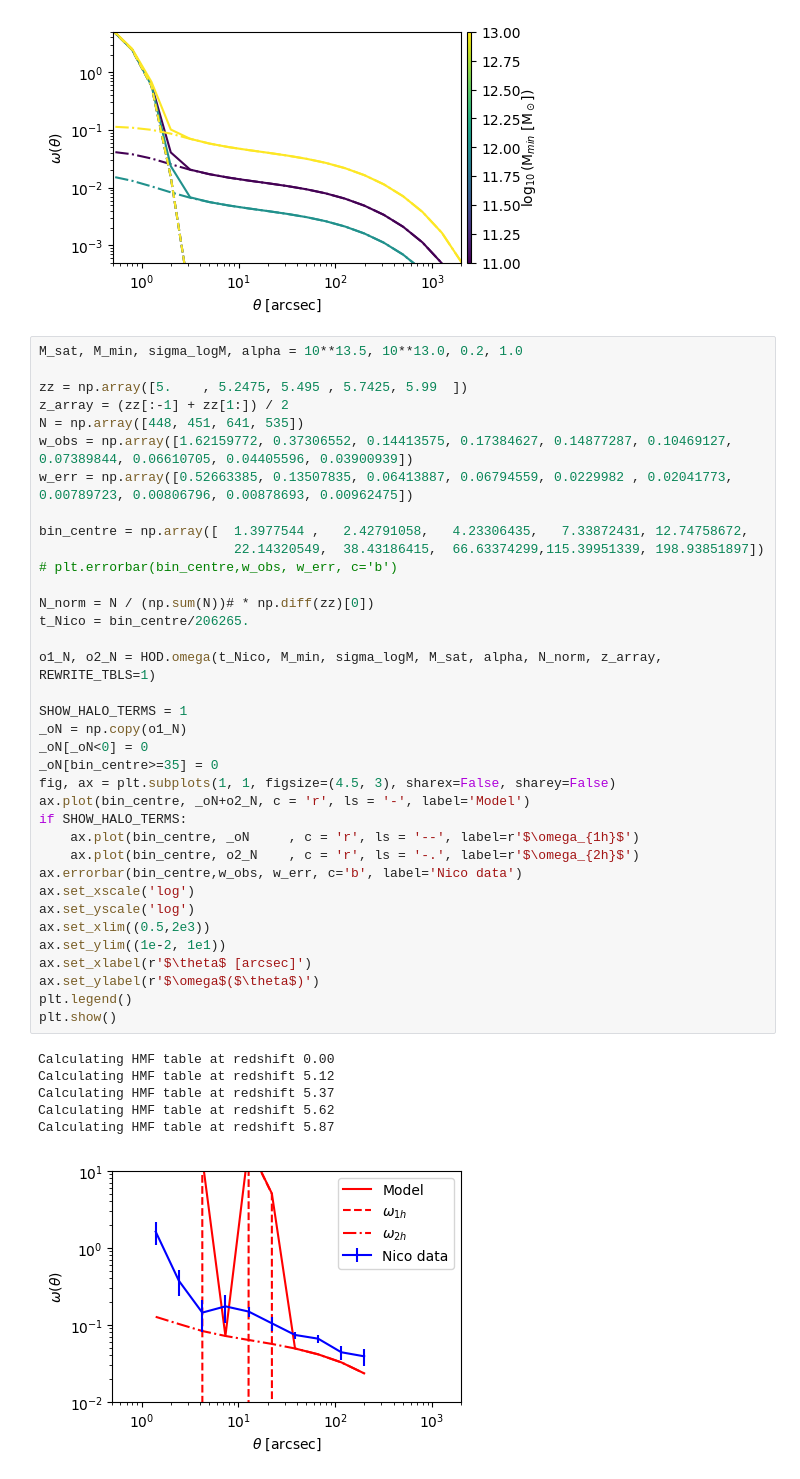
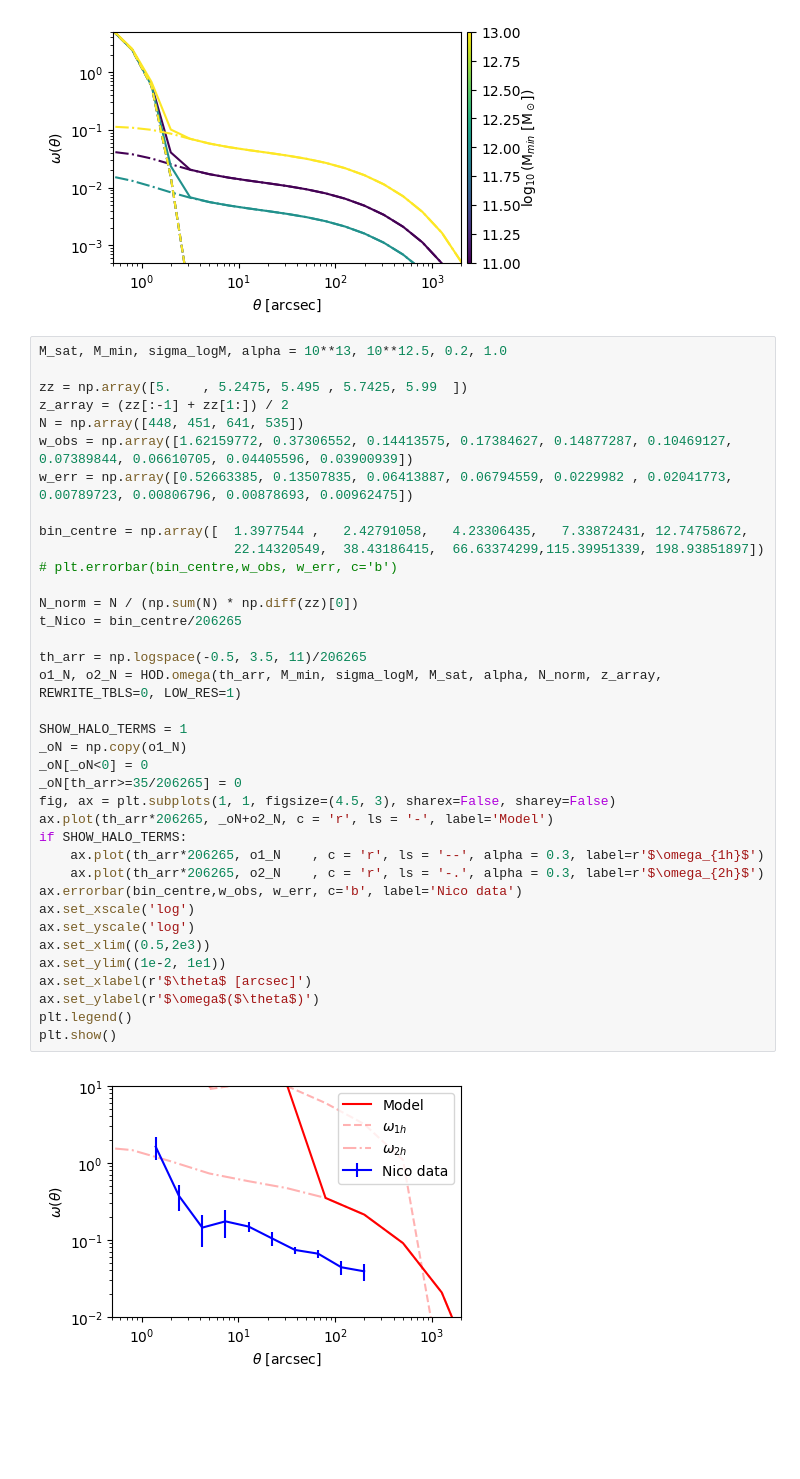
Before and after one commit to Ferr013/HOD, a Jupyter notebook: test_note.ipynb, the cells around one changed output. Saved outputs shown, nothing was run; the diff lists cells and outputs as text; blank space fills up the shorter version.

```diff
--- a/test_note.ipynb
+++ b/test_note.ipynb
@@ -526,48 +562,44 @@ plt.show()
 # %% [output]
 [figure]
 # %%
-M_sat, M_min, sigma_logM, alpha = 10**13.5, 10**13.0, 0.2, 1.0
+M_sat, M_min, sigma_logM, alpha = 10**13, 10**12.5, 0.2, 1.0
 
 zz = np.array([5.    , 5.2475, 5.495 , 5.7425, 5.99  ])
 z_array = (zz[:-1] + zz[1:]) / 2
 N = np.array([448, 451, 641, 535])
 w_obs = np.array([1.62159772, 0.37306552, 0.14413575, 0.17384627, 0.14877287, 0.10469127, 0.07389844, 0.06610705, 0.04405596, 0.03900939])
 w_err = np.array([0.52663385, 0.13507835, 0.06413887, 0.06794559, 0.0229982 , 0.02041773, 0.00789723, 0.00806796, 0.00878693, 0.00962475])
 
 bin_centre = np.array([  1.3977544 ,   2.42791058,   4.23306435,   7.33872431, 12.74758672,
                          22.14320549,  38.43186415,  66.63374299,115.39951339, 198.93851897])
 # plt.errorbar(bin_centre,w_obs, w_err, c='b')
 
-N_norm = N / (np.sum(N))# * np.diff(zz)[0])
-t_Nico = bin_centre/206265.
+N_norm = N / (np.sum(N) * np.diff(zz)[0])
+t_Nico = bin_centre/206265
 
-o1_N, o2_N = HOD.omega(t_Nico, M_min, sigma_logM, M_sat, alpha, N_norm, z_array, REWRITE_TBLS=1)
+th_arr = np.logspace(-0.5, 3.5, 11)/206265
+o1_N, o2_N = HOD.omega(th_arr, M_min, sigma_logM, M_sat, alpha, N_norm, z_array, REWRITE_TBLS=0, LOW_RES=1)
 
 SHOW_HALO_TERMS = 1
 _oN = np.copy(o1_N)
 _oN[_oN<0] = 0
-_oN[bin_centre>=35] = 0
+_oN[th_arr>=35/206265] = 0
 fig, ax = plt.subplots(1, 1, figsize=(4.5, 3), sharex=False, sharey=False)
-ax.plot(bin_centre, _oN+o2_N, c = 'r', ls = '-', label='Model')
+ax.plot(th_arr*206265, _oN+o2_N, c = 'r', ls = '-', label='Model')
 if SHOW_HALO_TERMS:
-    ax.plot(bin_centre, _oN     , c = 'r', ls = '--', label=r'$\omega_{1h}$')
-    ax.plot(bin_centre, o2_N    , c = 'r', ls = '-.', label=r'$\omega_{2h}$')
+    ax.plot(th_arr*206265, o1_N    , c = 'r', ls = '--', alpha = 0.3, label=r'$\omega_{1h}$')
+    ax.plot(th_arr*206265, o2_N    , c = 'r', ls = '-.', alpha = 0.3, label=r'$\omega_{2h}$')
 ax.errorbar(bin_centre,w_obs, w_err, c='b', label='Nico data')
 ax.set_xscale('log')
 ax.set_yscale('log')
 ax.set_xlim((0.5,2e3))
 ax.set_ylim((1e-2, 1e1))
 ax.set_xlabel(r'$\theta$ [arcsec]')
 ax.set_ylabel(r'$\omega$($\theta$)')
 plt.legend()
 plt.show()
 # %% [output]
-Calculating HMF table at redshift 0.00
-Calculating HMF table at redshift 5.12
-Calculating HMF table at redshift 5.37
-Calculating HMF table at redshift 5.62
-Calculating HMF table at redshift 5.87
-[figure, old version]
+[figure, new version]
 # %%
 z = 1.7
 M_sat, M_min, sigma_logM, alpha = 10**14.18, 10**12.46, 0.2, 1.0
```
Also changed, not shown: parts of 7 cells of this notebook, 1 other file.
